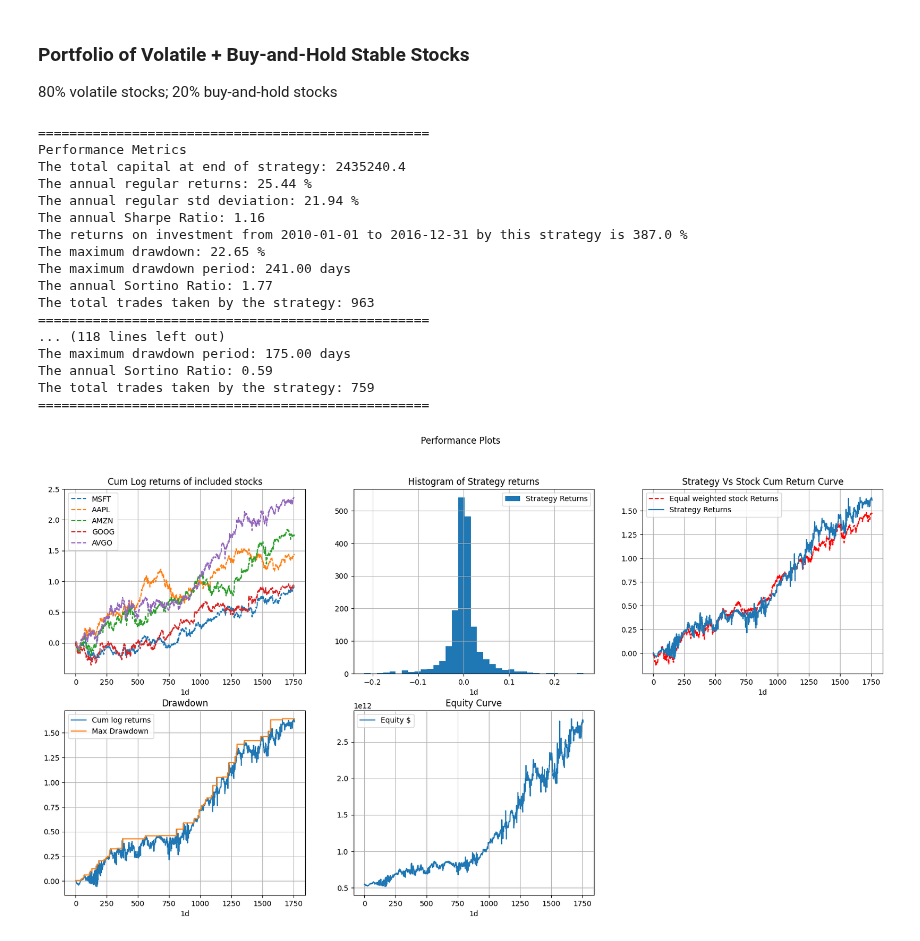
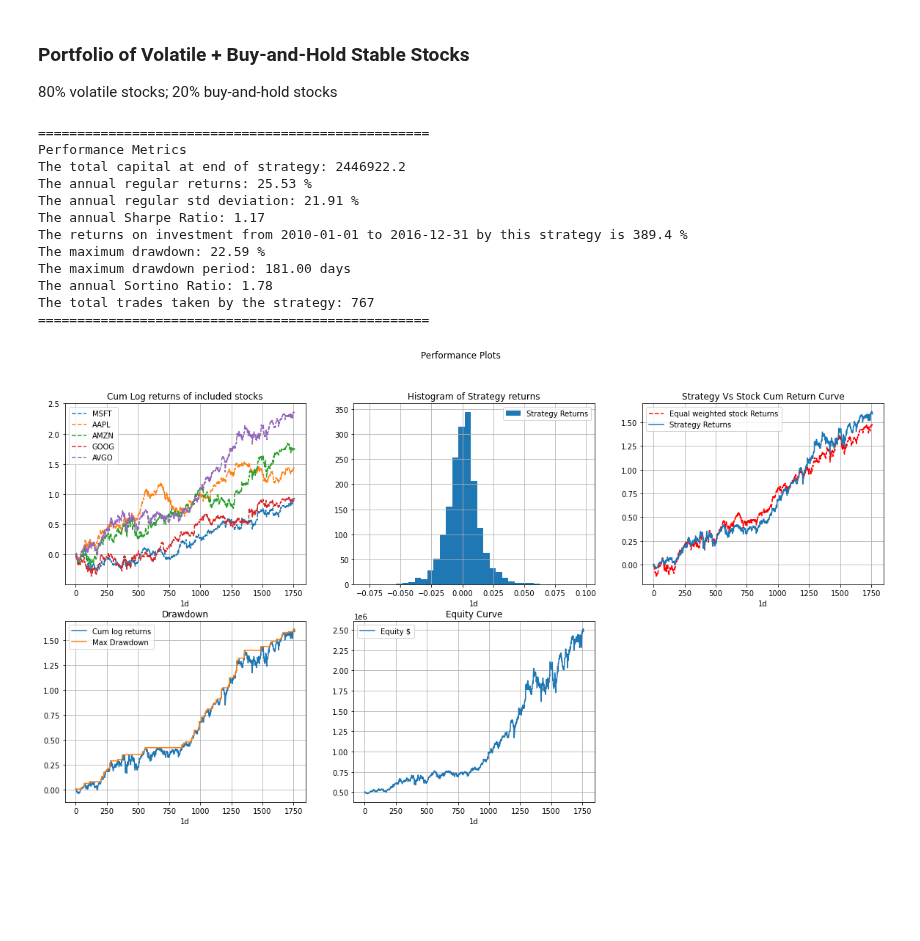
Before and after one commit to pehper/IS4226, a Jupyter notebook: final_strategy.ipynb, the cells around one changed output. Cells and saved outputs as stored; diff of their text form; code cells hidden in the pictures; blank space fills up the shorter version.

Commit message:
add order amount calculation

```diff
--- a/final_strategy.ipynb
+++ b/final_strategy.ipynb
@@ -569,6 +541,12 @@ class All_volatile(Common_Class):
         sl = self.stop_loss_price['{}'.format(stock)]
         curr_atr = self.all_data['{}'.format(stock)]['ATR'].iloc[bar]
         date, price = self.return_date_price(bar, stock)
+        num_of_stocks_with_no_position = sum(1 for value in self.position.values() if value == 0)
+        print(num_of_stocks_with_no_position)
+        if num_of_stocks_with_no_position != 0:
+          amount_to_trade = self.capital / num_of_stocks_with_no_position
+        else:
+          amount_to_trade = self.capital / len(self.position)
 
         if self.position['{}'.format(stock)] == 1:
           if price >= tp or price <= sl: # check if price > take profit or < stop loss
@@ -586,14 +564,16 @@ class All_volatile(Common_Class):
 
         if self.position['{}'.format(stock)] in [0,-1]: # checking no position or short position
           if self.conditionGenerator(self.all_data[stock]['EMA'], self.all_data[stock]['bb_low'], self.all_data[stock]['bb_high'], self.all_data[stock]['Close_Price'], bar) == 1:
-             self.go_long(bar,stock, dollar = self.capital/len(self.symbol)) # go with equal money # Make sure to enter less than initila capital
+             #self.go_long(bar,stock, dollar = self.capital/len(self.symbol)) # go with equal money # Make sure to enter less than initila capital
+             self.go_long(bar,stock, dollar = amount_to_trade)
              self.update_tp_sl(stock, price, curr_atr, sl_multiplier, tp_multiplier) # update tpAndsl (will have to reset anyways)
              #print(f'{self.stop_loss_price[stock]}' + "--------" + f'{self.take_profit_price[stock]}')
              continue # as I am storing data for SR calculations. Dont wnat duplication
 
         if self.position['{}'.format(stock)] in [0,1]: # checking no position or long position
           if self.conditionGenerator(self.all_data[stock]['EMA'], self.all_data[stock]['bb_low'], self.all_data[stock]['bb_high'], self.all_data[stock]['Close_Price'], bar) == -1:
-            self.go_short(bar,stock, dollar =self.capital/len(self.symbol)) # go with equal money
+            #self.go_short(bar,stock, dollar =self.capital/len(self.symbol)) # go with equal money
+            self.go_short(bar,stock, dollar = amount_to_trade)
             self.update_tp_sl(stock, price, curr_atr, sl_multiplier, tp_multiplier) # update tpAndsl (will have to reset anyways)
             #print(f'{self.stop_loss_price[stock]}' + "--------" + f'{self.take_profit_price[stock]}')
             continue
@@ -925,6 +905,11 @@ class All_volatile_with_hodl(Common_Class):
           sl = self.stop_loss_price['{}'.format(stock)]
           curr_atr = self.all_data['{}'.format(stock)]['ATR'].iloc[bar]
           date, price = self.return_date_price(bar, stock)
+          num_of_stocks_with_no_position = sum(1 for key, value in self.position.items() if key in trading_stocks and value == 0)
+          if num_of_stocks_with_no_position != 0:
+            amount_to_trade = self.capital / num_of_stocks_with_no_position
+          else:
+            amount_to_trade = self.capital / len(self.position)
 
           if self.position['{}'.format(stock)] == 1:
             if price >= tp or price <= sl: # check if price > take profit or < stop loss
@@ -942,7 +927,8 @@ class All_volatile_with_hodl(Common_Class):
 
           if self.position['{}'.format(stock)] in [0,-1]: # checking no position or short position
             if self.conditionGenerator(self.all_data[stock]['EMA'], self.all_data[stock]['bb_low'], self.all_data[stock]['bb_high'], self.all_data[stock]['Close_Price'], bar) == 1:
-              self.go_long(bar,stock, dollar = self.trading_capital/len(self.symbol)) # go with equal money # Make sure to enter less than initila capital
+              #self.go_long(bar,stock, dollar = self.trading_capital/len(self.symbol)) # go with equal money # Make sure to enter less than initila capital
+              self.go_long(bar,stock, dollar = amount_to_trade)
               self.update_tp_sl(stock, price, curr_atr, sl_multiplier, tp_multiplier) # update tpAndsl (will have to reset anyways)
               #print(f'{self.stop_loss_price[stock]}' + "--------" + f'{self.take_profit_price[stock]}')
               continue # as I am storing data for SR calculations. Dont wnat duplication
@@ -950,7 +936,8 @@ class All_volatile_with_hodl(Common_Class):
 
           if self.position['{}'.format(stock)] in [0,1]: # checking no position or long position
             if self.conditionGenerator(self.all_data[stock]['EMA'], self.all_data[stock]['bb_low'], self.all_data[stock]['bb_high'], self.all_data[stock]['Close_Price'], bar) == -1:
-              self.go_short(bar,stock, dollar =self.trading_capital/len(self.symbol))
+              #self.go_short(bar,stock, dollar =self.trading_capital/len(self.symbol))
+              self.go_short(bar,stock, dollar = amount_to_trade)
               self.update_tp_sl(stock, price, curr_atr, sl_multiplier, tp_multiplier) # update tpAndsl (will have to reset anyways)
               #print(f'{self.stop_loss_price[stock]}' + "--------" + f'{self.take_profit_price[stock]}')
               continue
@@ -1083,54 +1070,47 @@ if __name__ == "__main__":
     # Create an instance of the strategy class
     A = All_volatile_with_hodl(trading_stocks, hodl_stocks, training_start, training_end, "1d", initial_capital, 0.00, False)
 
+
     # Define the parameter grid for grid search
     param_grid = {
       'ema_window': [100, 150, 200],
       'bb_window': [15, 20, 25],
       'bb_dev': [1, 1.5, 2, 3],
       'atr_window': [10, 14, 20],
       'sl_multiplier': [1, 2, 3],
       'tp_multiplier': [1, 2, 3]
     }
 
-    # # Perform grid search
+    # Perform grid search
     # best_params = A.grid_search(param_grid)
 
     # Perform randomized CV search to find the optimal parameter set
     best_params = A.randomized_cv_search(param_grid, n_iter=20)
 
     # Run the strategy with the best parameters found
     A.run_strategy(
         best_params['ema_window'],
         best_params['bb_window'],
         best_params['bb_dev'],
         best_params['atr_window'],
         best_params['sl_multiplier'],
         best_params['tp_multiplier']
     )
 
     # Evaluate performance with the best parameters
     A.performance()
     A.performance_plots()
-
-  #UnboundLocalError: local variable 'bar' referenced before assignment
-  # If duration of test or difference between start date aand end date is less than MA
 # %% [output]
 ==================================================
 Performance Metrics
-The total capital at end of strategy: 2435240.4
-The annual regular returns: 25.44 %
-The annual regular std deviation: 21.94 %
-The annual Sharpe Ratio: 1.16
-The returns on investment from 2010-01-01 to 2016-12-31 by this strategy is 387.0 %
-The maximum drawdown: 22.65 %
-The maximum drawdown period: 241.00 days
-The annual Sortino Ratio: 1.77
-The total trades taken by the strategy: 963
+The total capital at end of strategy: 2446922.2
+The annual regular returns: 25.53 %
+The annual regular std deviation: 21.91 %
+The annual Sharpe Ratio: 1.17
+The returns on investment from 2010-01-01 to 2016-12-31 by this strategy is 389.4 %
+The maximum drawdown: 22.59 %
+The maximum drawdown period: 181.00 days
+The annual Sortino Ratio: 1.78
+The total trades taken by the strategy: 767
 ==================================================
-... (118 lines left out)
-The maximum drawdown period: 175.00 days
-The annual Sortino Ratio: 0.59
-The total trades taken by the strategy: 759
-==================================================
-[figure, old version]
+[figure, new version]
```
Also changed, not shown: parts of 7 cells of this notebook.
